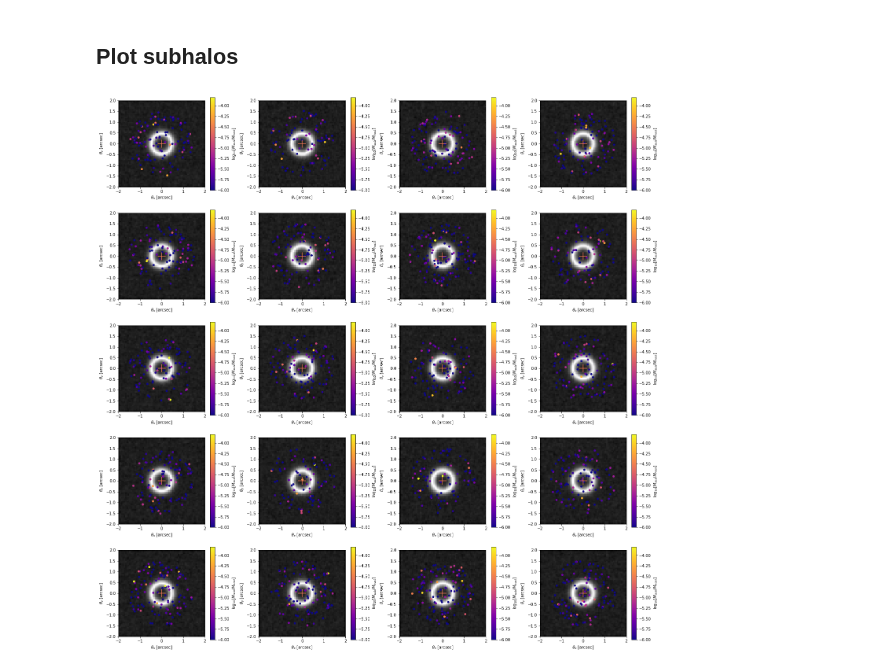
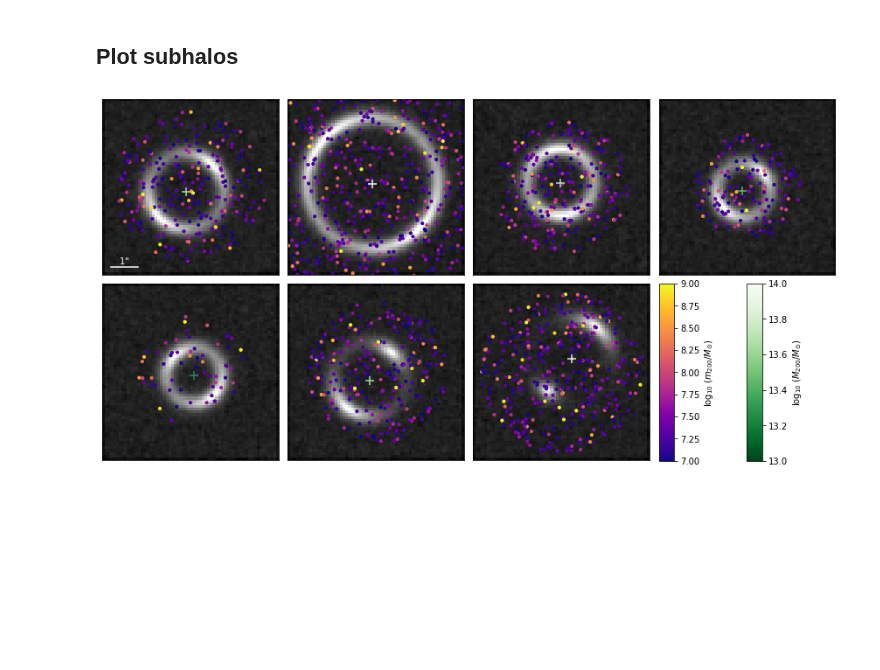
Before and after one commit to smsharma/mining-for-substructure-lens, a Jupyter notebook: notebooks/01_plot_subhalos.ipynb, the cells around one changed output. Saved outputs shown, nothing was run; the diff lists cells and outputs as text; code cells hidden in the pictures; blank space fills up the shorter version.

Commit message:
Started work on paper plots, including lots of fiddling with the confetti plots

```diff
--- a/notebooks/01_plot_subhalos.ipynb
+++ b/notebooks/01_plot_subhalos.ipynb
@@ -26,12 +23,12 @@ astropy.__version__
 ## Settings
 # %%
 n_cols = 4
-n_rows = 5
+n_rows = 2
 # %% [markdown]
 ## Make data
 # %%
-theta, imgs, t_xz, log_r_xz, sub_latents, global_latents = augmented_data(
-    f_sub=0.05, beta=-1.9, n_images=n_cols*n_rows, mine_gold=True,
-    draw_alignment=False, draw_host_mass=False, draw_host_redshift=False
+theta, _, imgs, _, _, _,_, sub_latents, global_latents = augmented_data(
+    f_sub=0.05, beta=-1.9, n_images=n_cols*n_rows - 1, mine_gold=False,
+    draw_alignment=True, draw_host_mass=True, draw_host_redshift=True
 )
 # %% [output]
@@ -85,49 +42,55 @@ f_sub_near_ring = [0.00067382 0.00048705 0.00162364 0.0087044  0.02337547 0.0041
 # %% [markdown]
 ## Plot subhalos
 # %%
-plt.figure(figsize=(n_cols*5.,n_rows*4.))
+fig, caxes = paper_settings.grid(n_cols, n_rows, n_caxes=2)
 
-for i in range(n_cols*n_rows):
-    ax = plt.subplot(n_rows,n_cols,i+1)
+for i in range(n_cols*n_rows - 1):
+    ax = plt.subplot(n_rows, n_cols, i+1)
 
-    plt.imshow(
+    im = plt.imshow(
         np.log10(imgs[i]),
         vmin=2.3,
-        vmax=3.2,
+        vmax=3.15,
         cmap='gist_gray',
-        extent=(-2.,2.,-2.,2.),
+        extent=(-3.2,3.2,-3.2,3.2),
         origin="lower"
     )
-    sc = plt.scatter(
+    if i == 0:
+        plt.plot([-2.9, -1.9], [-2.9, -2.9], c="white", lw=1.5, ls="-")
+        plt.text(-2.4, -2.65, '$1$"', va="center", ha="center", color="white")
+
+    sc0 = plt.scatter(
         sub_latents[i][:,1],
         sub_latents[i][:,2],
-        s=20.,
-        c=np.log10(sub_latents[i][:,0] / global_latents[i,0]),
+        s=10.,
+        c=np.log10(sub_latents[i][:,0]/M_s),
         cmap="plasma",
-        vmin=-6.,
-        vmax=-3.8,
+        vmin=7.0,
+        vmax=9.0,
     )
-    plt.scatter(
+    if i == 0:
+        cbar1 = plt.colorbar(sc0, cax=caxes[0])
+        cbar1.set_label(r'$\log_{10} \; (m_{200} / M_{\odot})$')
+
+    sc1 = plt.scatter(
         [global_latents[i,4]],
         [global_latents[i,5]],
-        s=400.,
+        s=100.,
         marker="+",
-        c=[np.log10(global_latents[i,0] / (M_s))],
-        cmap="plasma",
-        vmin=12.,
-        vmax=14.,
+        c=[np.log10(global_latents[i,0]/M_s)],
+        cmap="Greens_r",
+        vmin=13.0,
+        vmax=14.0,
     )
-    cbar = plt.colorbar(sc)
+    if i == 0:
+        cbar2 = plt.colorbar(sc1, cax=caxes[1])
+        cbar2.set_label(r'$\log_{10} \; (M_{200} / M_{\odot})$')
 
-    plt.xlim(-2.,2.)
-    plt.ylim(-2.,2.)
+    plt.xlim(-3.2,3.2)
+    plt.ylim(-3.2,3.2)
+    ax.get_xaxis().set_visible(False)
+    ax.get_yaxis().set_visible(False)
 
-    plt.xlabel(r"$\theta_x$ [arcsec]")
-    plt.ylabel(r"$\theta_y$ [arcsec]")
-    cbar.set_label(r'$\log_{10} [M_{sub} / M_{host}]$')
-
-
-plt.tight_layout()
 plt.savefig("../figures/subhalos.pdf")
 # %% [output]
-[figure, old version]
+[figure, new version]
```
Also changed, not shown: parts of 5 cells of this notebook, 42 other files.
